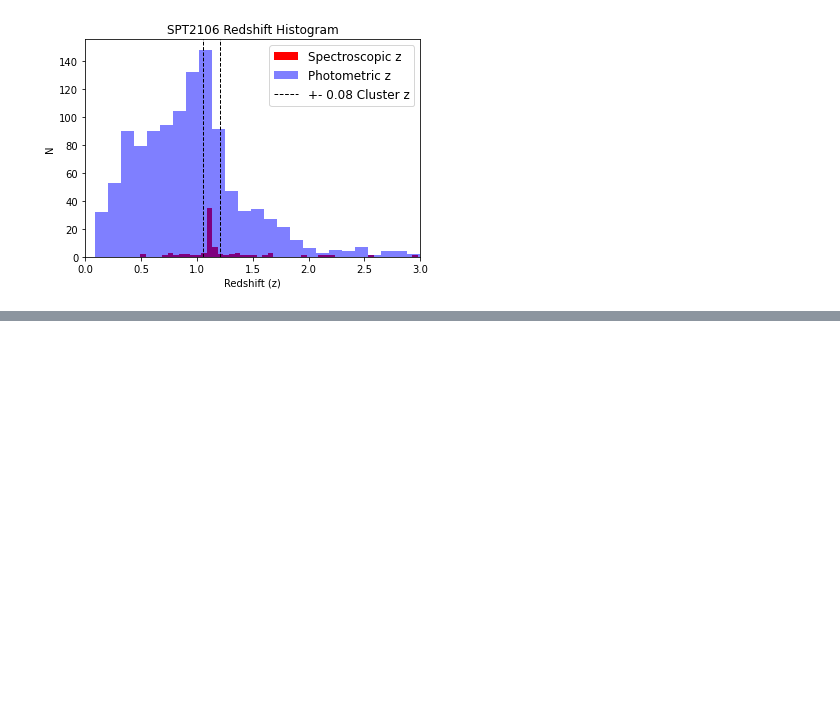
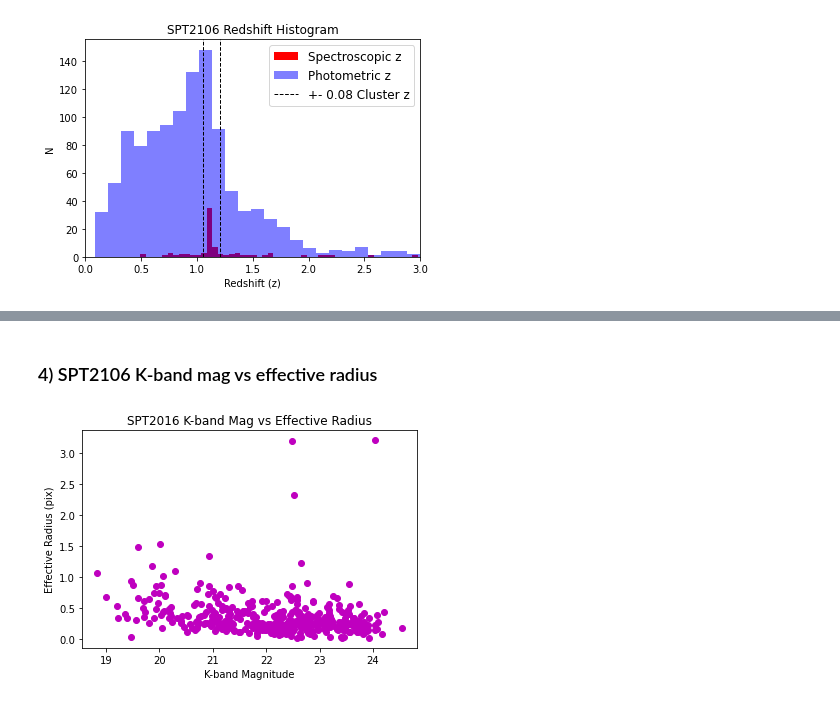
Before and after one commit to charrbit/GOGREEN-galaxy-research, a Jupyter notebook: Code/myDataAnalysis.ipynb, the cells around one changed output, grey strips where cells are left out. Saved outputs shown, nothing was run; the diff lists cells and outputs as text; code cells hidden in the pictures; blank space fills up the shorter version.

```diff
--- a/Code/myDataAnalysis.ipynb
+++ b/Code/myDataAnalysis.ipynb
@@ -171,0 +278,25 @@ Number of excluded points (z>3):  20
+# %% [markdown]
+### 4) SPT2106 K-band mag vs effective radius
+# %%
+# GET SPT2106 GALAXY K-BAND FLUX DATA
+galaxykflux = phot_table.query('Cluster==@targetCluster and Star==0 and K_flag==0 and totmask==0 and Ks_tot > 0')[['cPHOTID','Ks_tot']]
+
+# GET SPT2106 GALAXY RE DATA
+galaxyRE = structMatchSPT2106_table.query('re > 0')[['PHOTCATID', 're']]
+
+# Modify PHOTCATID column to match that of photo.fits
+galaxyRE.rename(columns = {'PHOTCATID':'cPHOTID'}, inplace = True)
+galaxyRE.loc[:,'cPHOTID'] += int(1.03e8)
+
+# Combine dataframe rows where cPHOTID is the same
+matchingGalaxies = galaxykflux.merge(galaxyRE, on='cPHOTID')
+
+# Plot K-band mag vs re
+fig = plt.figure()
+plt.scatter(ABmag(matchingGalaxies.Ks_tot.values, 25), matchingGalaxies.re.values, c='m')
+plt.title('SPT2016 K-band Mag vs Effective Radius')
+plt.xlabel('K-band Magnitude')
+plt.ylabel('Effective Radius (pix)')
+plt.show()
+# %% [output]
+[figure, added]
```
Also changed, not shown: parts of 17 cells of this notebook.
